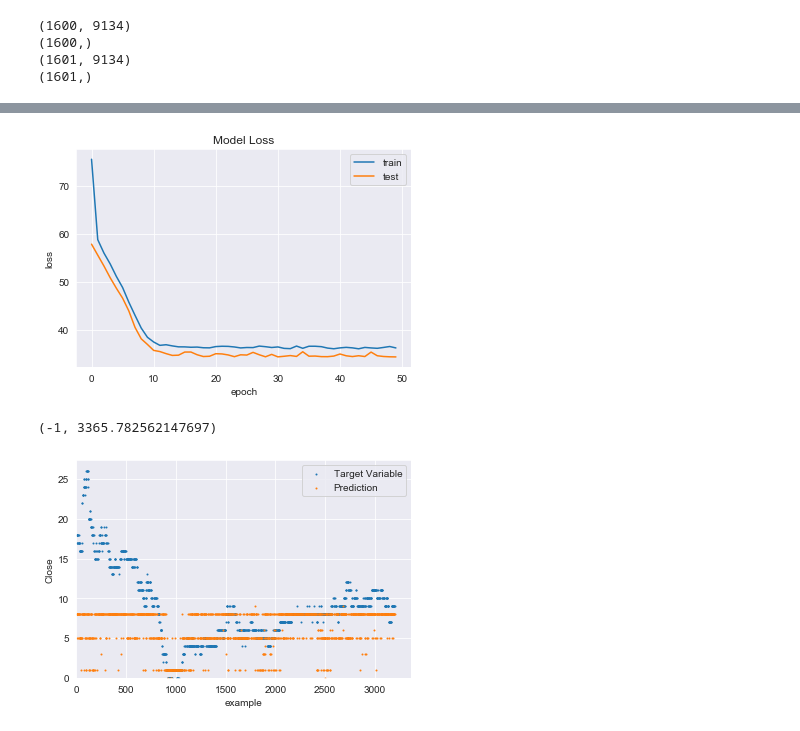
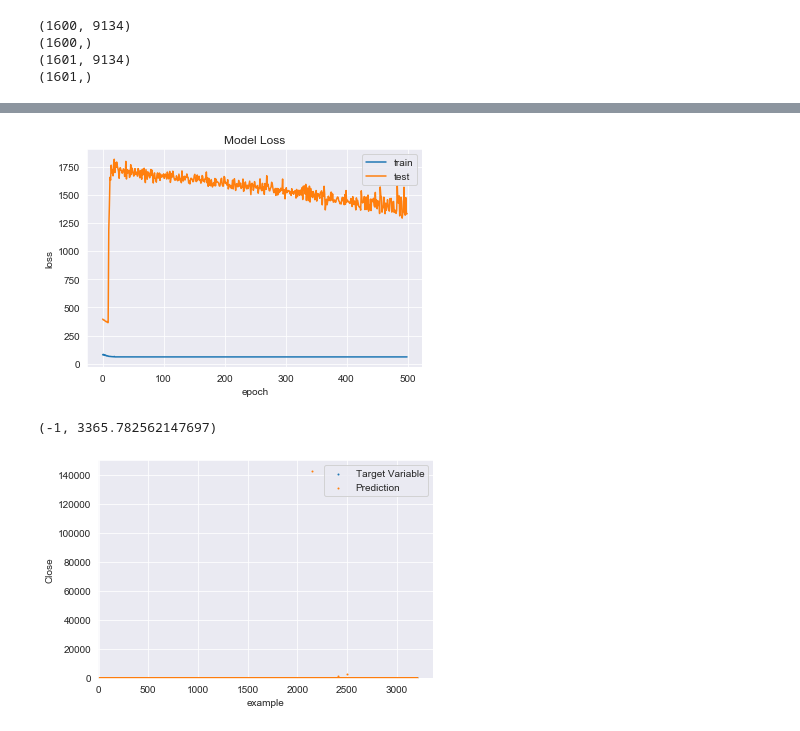
Before and after one commit to AndrewReaganM/msci_ml, a Jupyter notebook: workspace/MSCI Small Scale Training.ipynb, the cells around one changed output, grey strips where cells are left out. Cells and saved outputs as stored; diff of their text form; code cells hidden in the pictures.

```diff
--- a/workspace/MSCI Small Scale Training.ipynb
+++ b/workspace/MSCI Small Scale Training.ipynb
@@ -103,3 +83,6 @@ test_target = matrix_3201[test_indicies][:, ticker_index1 * 5 + 3]
+# %%
+# Make training and testing sets.
+train_set, train_target, test_set, test_target = msciLib.construct_train_test_sets(matrix_3201, ticker_index1, "close")
 # %%
 # Shape of the sets
 print(train_set.shape)
@@ -124,6 +107,22 @@ def create_model():
     model.compile(optimizer ='adam', loss = 'mean_absolute_percentage_error',
               metrics =[metrics.mape])
     return model
+# %%
+def create_model():
+    # create model
+    model = Sequential()
+    model.add(Dense(100, input_dim=train_set.shape[1], activation='relu'))
+    model.add(Dense(100, activation='sigmoid'))
+    model.add(Dense(100, activation='sigmoid'))
+#     model.add(Dense(40, activation='sigmoid'))
+#     model.add(Dense(40, activation='sigmoid'))
+    model.add(Dense(40, activation='relu'))
+    # model.add(Dense(25, activation='relu'))
+    model.add(Dense(1))
+    # Compile model
+    model.compile(optimizer ='adam', loss = 'mean_absolute_percentage_error',
+              metrics =[metrics.mape])
+    return model
 # %%
 model = create_model()
 model.summary()
@@ -145,5 +146,6 @@ Trainable params: 93,981
 Non-trainable params: 0
 _________________________________________________________________
 # %%
-history = model.fit(train_set, train_target, validation_data=(test_set, test_target), epochs=50, batch_size=32)
+history = model.fit(train_set, train_target, validation_data=(test_set, test_target), epochs=500, batch_size=32,
+                    verbose = False)
 # %% [output]
@@ -175,4 +161,4 @@ plt.legend(['train', 'test'], loc='upper right')
 #plt.xlim(10,)
 plt.show()
 # %% [output]
-[figure, old version]
+[figure, new version]
@@ -179,26 +168,25 @@ plt.show()
 # %%
-prediction = model.predict(test_set)
-
-ordered_target = np.full(bound_value, -1)
-ordered_pred = np.full(bound_value, -1)
+# Order the shuffled test_target and prediction in chronological order.
+ordered_target = np.full(number_of_examples, -1)
+ordered_pred = np.full(number_of_examples, -1)
 
 for i in np.arange(len(test_indicies)):
-
     ordered_target[test_indicies[i]] = test_target[i]
     ordered_pred[test_indicies[i]] = prediction[i]
 # %%
-plt.scatter(np.arange(bound_value), ordered_target, s = 1)
-plt.scatter(np.arange(bound_value), ordered_pred, s = 1)
+# Plot the target and prediction values
+plt.scatter(np.arange(number_of_examples), ordered_target, s = 1)
+plt.scatter(np.arange(number_of_examples), ordered_pred, s = 1)
 
 # plt.plot(ordered_target, linewidth = 1)
 # plt.plot(ordered_pred, linewidth = 1)
 
 plt.ylabel('Close')
 plt.xlabel('example')
 plt.legend(['Target Variable', 'Prediction'], loc='upper right')
 
 plt.ylim(0, )
-plt.xlim(-1,)
+plt.xlim(-1, )
 # %% [output]
 (-1, 3365.782562147697)
-[figure, old version]
+[figure, new version]
```
Also changed, not shown: parts of 18 cells of this notebook, 1 other file.
